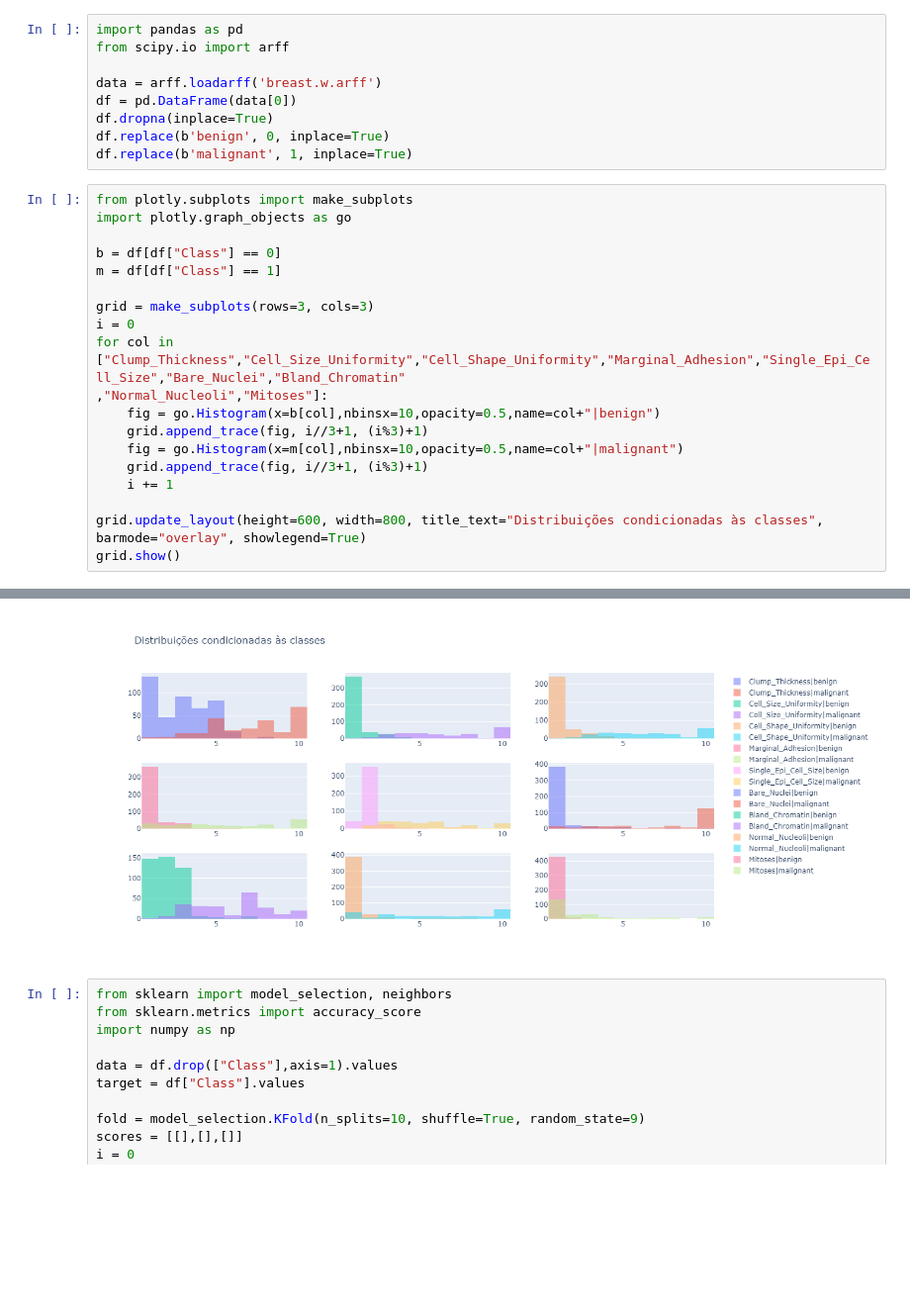
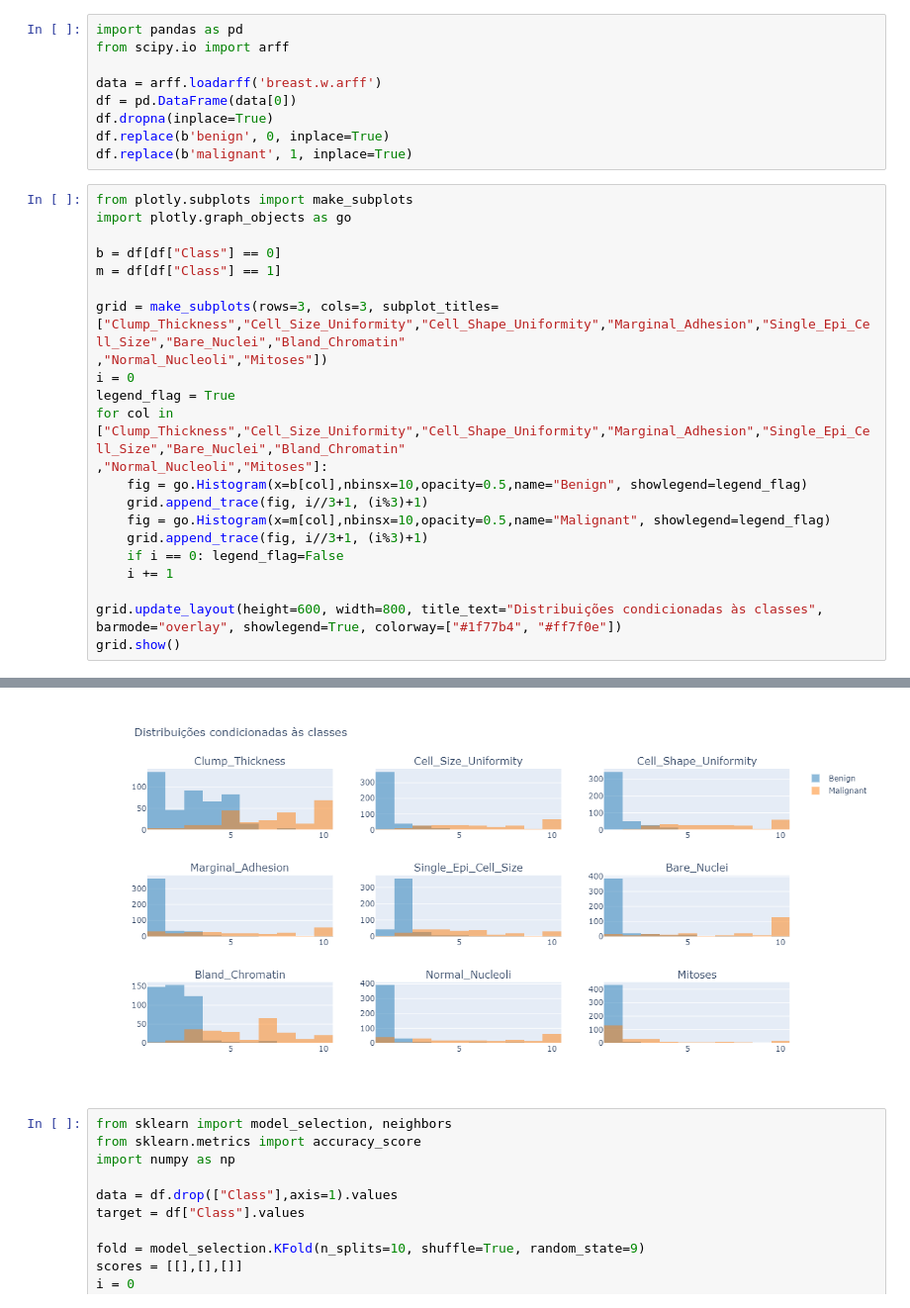
Before and after one commit to Espadeiro-Salvador/Aprendizagem_2021-2022, a Jupyter notebook: Homeworks/HW01/partB.ipynb, the cells around one changed output, grey strips where cells are left out. Shown at 99% size. Cells and saved outputs as stored; diff of their text form; blank space fills up the shorter version.

```diff
--- a/Homeworks/HW01/partB.ipynb
+++ b/Homeworks/HW01/partB.ipynb
@@ -14,16 +14,19 @@ import plotly.graph_objects as go
 b = df[df["Class"] == 0]
 m = df[df["Class"] == 1]
 
-grid = make_subplots(rows=3, cols=3)
+grid = make_subplots(rows=3, cols=3, subplot_titles=["Clump_Thickness","Cell_Size_Uniformity","Cell_Shape_Uniformity","Marginal_Adhesion","Single_Epi_Cell_Size","Bare_Nuclei","Bland_Chromatin"
+,"Normal_Nucleoli","Mitoses"])
 i = 0
+legend_flag = True
 for col in ["Clump_Thickness","Cell_Size_Uniformity","Cell_Shape_Uniformity","Marginal_Adhesion","Single_Epi_Cell_Size","Bare_Nuclei","Bland_Chromatin"
 ,"Normal_Nucleoli","Mitoses"]:
-    fig = go.Histogram(x=b[col],nbinsx=10,opacity=0.5,name=col+"|benign")
+    fig = go.Histogram(x=b[col],nbinsx=10,opacity=0.5,name="Benign", showlegend=legend_flag)
     grid.append_trace(fig, i//3+1, (i%3)+1)
-    fig = go.Histogram(x=m[col],nbinsx=10,opacity=0.5,name=col+"|malignant")
+    fig = go.Histogram(x=m[col],nbinsx=10,opacity=0.5,name="Malignant", showlegend=legend_flag)
     grid.append_trace(fig, i//3+1, (i%3)+1)
+    if i == 0: legend_flag=False
     i += 1
 
-grid.update_layout(height=600, width=800, title_text="Distribuições condicionadas às classes", barmode="overlay", showlegend=True)
+grid.update_layout(height=600, width=800, title_text="Distribuições condicionadas às classes", barmode="overlay", showlegend=True, colorway=["#1f77b4", "#ff7f0e"])
 grid.show()
 # %% [output]
@@ -31,4 +33,4 @@ grid.show()
-[figure, old version]
+[figure, new version]
 # %%
 from sklearn import model_selection, neighbors
 from sklearn.metrics import accuracy_score
```
Also changed, not shown: parts of 1 cell of this notebook, 3 other files.
